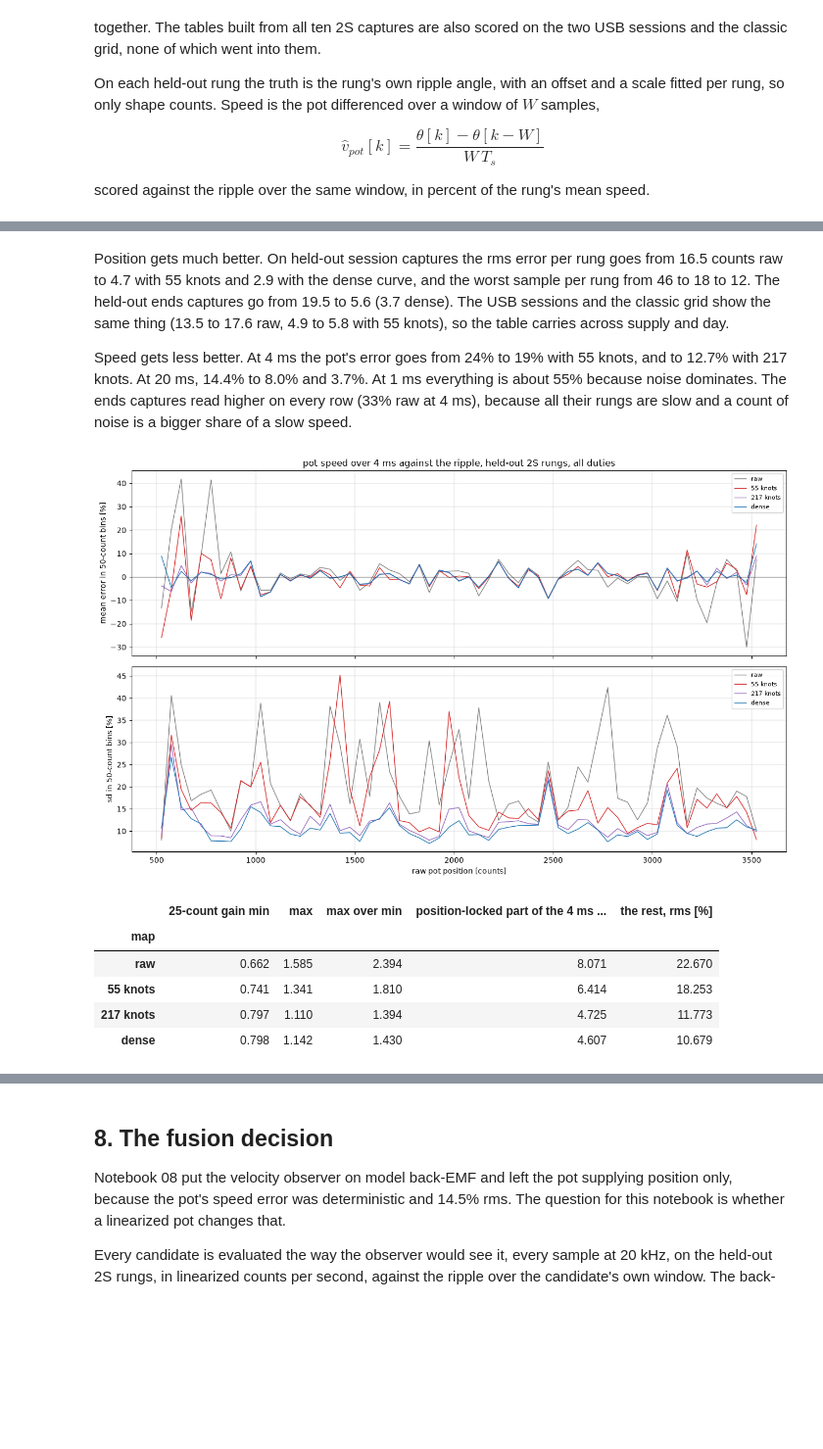
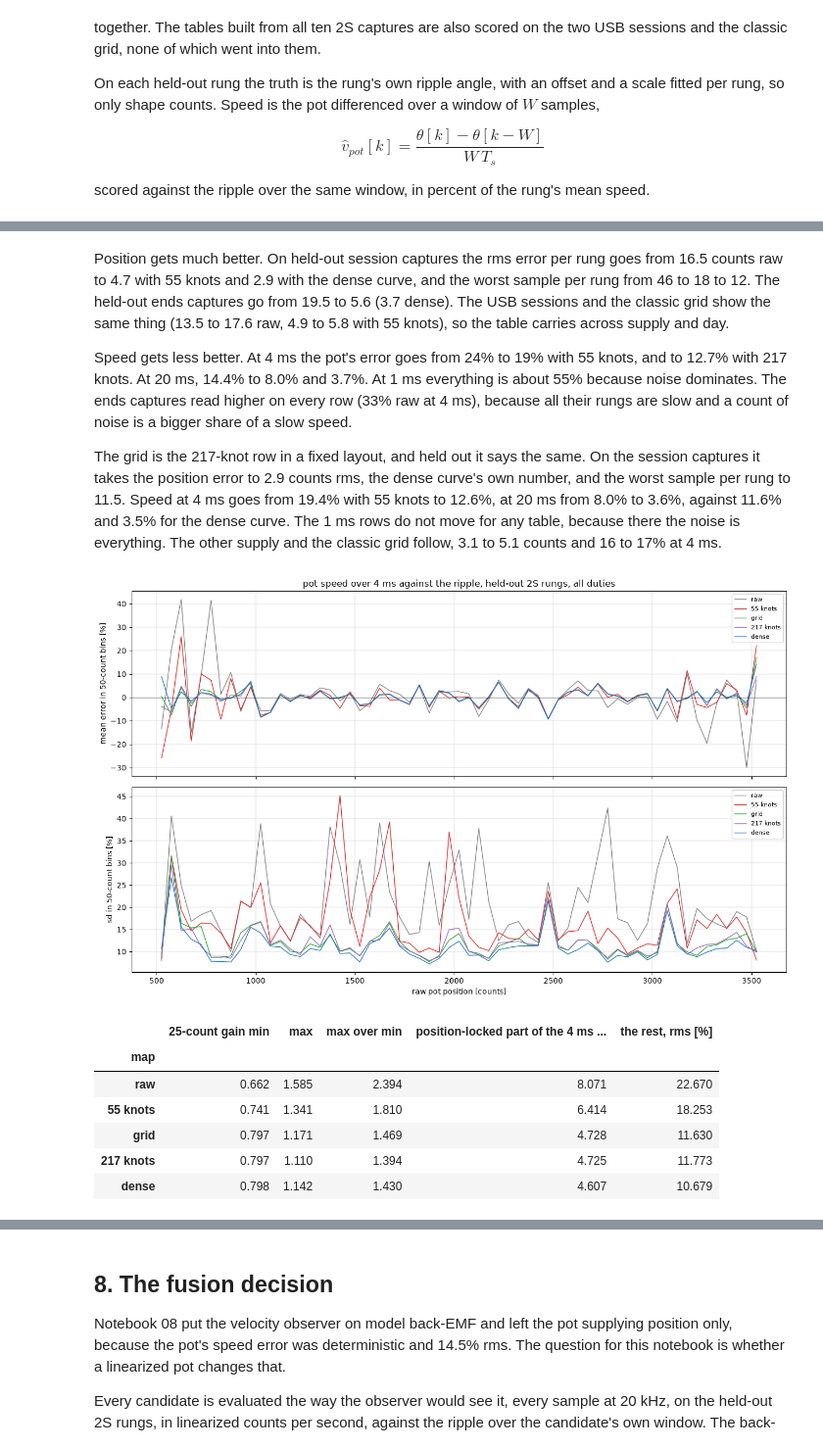
Before and after one commit to OpenServoCore/open-servo-core, a Jupyter notebook: notebooks/09-pot-linearization.ipynb, the cells around one changed output, grey strips where cells are left out. Shown at 98% size. Cells and saved outputs as stored; diff of their text form; code cells hidden in the pictures; blank space fills up the shorter version.

Commit message:
notebooks: pot lut on the 16-count grid

```diff
--- a/notebooks/09-pot-linearization.ipynb
+++ b/notebooks/09-pot-linearization.ipynb
@@ -2036,6 +2188,8 @@ $$\hat v_{pot}[k] = \frac{\theta[k] - \theta[k - W]}{W\,T_s}$$
 scored against the ripple over the same window, in percent of the rung's mean speed.
 # %%
 # Leave one capture out: build from four 2S captures, test on the fifth, rotate.
+# The grid table is anchored on the training stitch's own ends here, like the 55
+# knots, so the rows differ only by table resolution.
 # The session and the ends capture share capture names only (they were recorded hours
 # apart), and each fold leaves both capture-N out, so no test rung is in its table.
 # Truth on a held-out rung is its own ripple angle, with an offset and a scale fitted
@@ -2070,6 +2224,7 @@ for c in caps:
     xs = np.arange(s.lo, s.hi + 1)
     dense_c = potlut.true_counts(s, xs)
     maps = {"raw": lambda p: p.astype(float), "55 knots": L55.counts,
+            "grid": potlut.fit_grid(s, band=(s.lo, s.hi)).counts,
             "217 knots": potlut.from_stitch(s, RAW_MIN, RAW_MAX, n_knots=217).counts,
             "dense": lambda p, xs=xs, d=dense_c: np.interp(p, xs, d)}
     a, b = evaluate([r for r in S2 if r["cap"] == c], maps, "2S held out")
@@ -2077,14 +2232,14 @@ for c in caps:
     a, b = evaluate([r for r in E if r["cap"] == c], maps, "2S ends held out")
     pos_ev.append(a); spd_ev.append(b)
 # the full 2S table applied to the other supply and the older sets
-maps_full = {"raw": lambda p: p.astype(float), "55 knots": LUT.counts,
+maps_full = {"raw": lambda p: p.astype(float), "55 knots": LUT.counts, "grid": GRID_LUT.counts,
              "217 knots": potlut.from_stitch(st1, RAW_MIN, RAW_MAX, n_knots=217).counts,
              "dense": lambda p: np.interp(p, x, lin)}
 for name in ("USB session", "USB session, first set", "2S classic grid"):
     a, b = evaluate(rungs[name], maps_full, name)
     pos_ev.append(a); spd_ev.append(b)
 pos_ev, spd_ev = pd.concat(pos_ev), pd.concat(spd_ev)
-ORDER = ["raw", "55 knots", "217 knots", "dense"]
+ORDER = ["raw", "55 knots", "grid", "217 knots", "dense"]
 pv = pos_ev.pivot_table(index="set", columns="map", values="rms", aggfunc="mean")[ORDER]
 pm = pos_ev.pivot_table(index="set", columns="map", values="max", aggfunc="median")[ORDER]
 print("position error per held-out rung, rms [counts], mean over rungs")
@@ -2140,42 +2295,50 @@ Speed gets less better. At 4 ms the pot's error goes from 24% to 19% with 55 kno
 217 knots. At 20 ms, 14.4% to 8.0% and 3.7%. At 1 ms everything is about 55% because noise dominates. The
 ends captures read higher on every row (33% raw at 4 ms), because all their rungs are slow and a count
 of noise is a bigger share of a slow speed.
+
+The grid is the 217-knot row in a fixed layout, and held out it says the same. On the session
+captures it takes the position error to 2.9 counts rms, the dense curve's own number, and the worst
+sample per rung to 11.5. Speed at 4 ms goes from 19.4% with 55 knots to 12.6%, at 20 ms from 8.0%
+to 3.6%, against 11.6% and 3.5% for the dense curve. The 1 ms rows do not move for any table,
+because there the noise is everything. The other supply and the classic grid follow, 3.1 to 5.1
+counts and 16 to 17% at 4 ms.
 # %%
 h = spd_ev[(spd_ev.set == "2S held out") & (spd_ev.W == 80)].copy()
 h["bin"] = (h["at"] // 50) * 50 + 25
 fig, axes = plt.subplots(2, 1, figsize=(13, 8), sharex=True)
-for name, col in zip(ORDER, ["0.5", "tab:red", "tab:purple", "tab:blue"]):
+for name, col in zip(ORDER, ["0.5", "tab:red", "tab:green", "tab:purple", "tab:blue"]):
     g = h[h["map"] == name].groupby("bin").err_pct
     axes[0].plot(g.mean().index, g.mean(), color=col, lw=1, label=name)
     axes[1].plot(g.std().index, g.std(), color=col, lw=1, label=name)
 axes[0].axhline(0, color="k", lw=0.6)
 axes[0].set_ylabel("mean error in 50-count bins [%]")
 axes[0].set_title("pot speed over 4 ms against the ripple, held-out 2S rungs, all duties")
 axes[1].set_ylabel("sd in 50-count bins [%]")
 axes[1].set_xlabel("raw pot position [counts]")
 for ax in axes:
     ax.legend(fontsize=8)
     ax.grid(True, lw=0.3)
 plt.tight_layout()
 plt.show()
 
 # Flatness of the local gain on the held-out rungs: raw or linearized counts per
 # ripple cycle in 25-count windows, pooled over held-out rungs.
 rows = []
 for name in ORDER:
     g = h[h["map"] == name]
     b25 = (g["at"] // 25)
     m = (g.err_pct.groupby(b25).mean() / 100 + 1)
     rows.append({"map": name, "25-count gain min": m.min(), "max": m.max(), "max over min": m.max() / m.min(),
                  "position-locked part of the 4 ms error, rms [%]": g.err_pct.groupby(b25).transform("mean").std(),
                  "the rest, rms [%]": (g.err_pct - g.err_pct.groupby(b25).transform("mean")).std()})
 pd.DataFrame(rows).set_index("map").round(3)
 # %% [output]
-[figure, old version]
+[figure, new version]
 |  | 25-count gain min | max | max over min | position-locked part of the 4 ms ... | the rest, rms [%] |
 | map |  |  |  |  |  |
 | raw | 0.662 | 1.585 | 2.394 | 8.071 | 22.670 |
 | 55 knots | 0.741 | 1.341 | 1.810 | 6.414 | 18.253 |
+| grid | 0.797 | 1.171 | 1.469 | 4.728 | 11.630 |
 | 217 knots | 0.797 | 1.110 | 1.394 | 4.725 | 11.773 |
 | dense | 0.798 | 1.142 | 1.430 | 4.607 | 10.679 |
 # %% [markdown]
```
Also changed, not shown: parts of 13 cells of this notebook, 1 other file.
